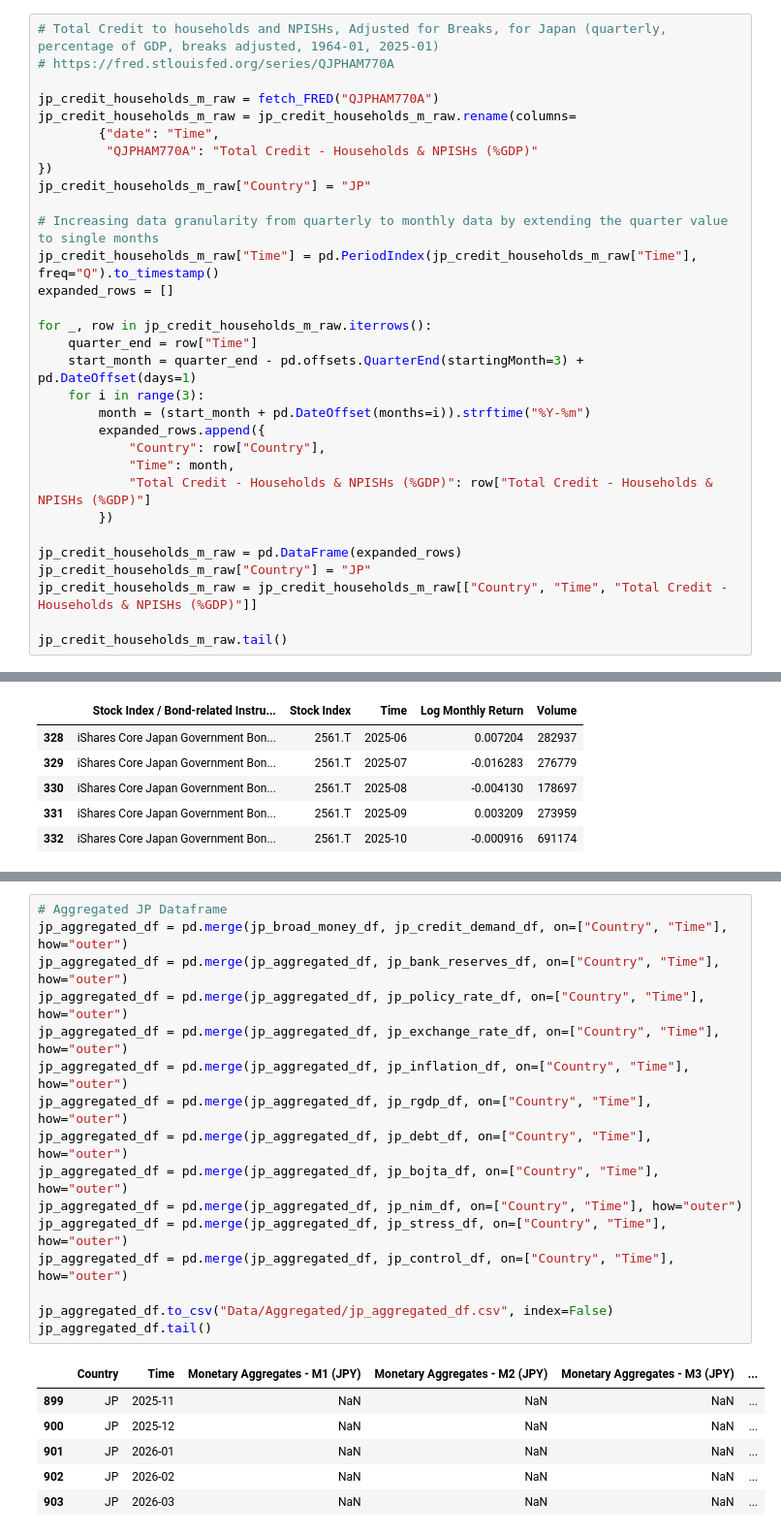
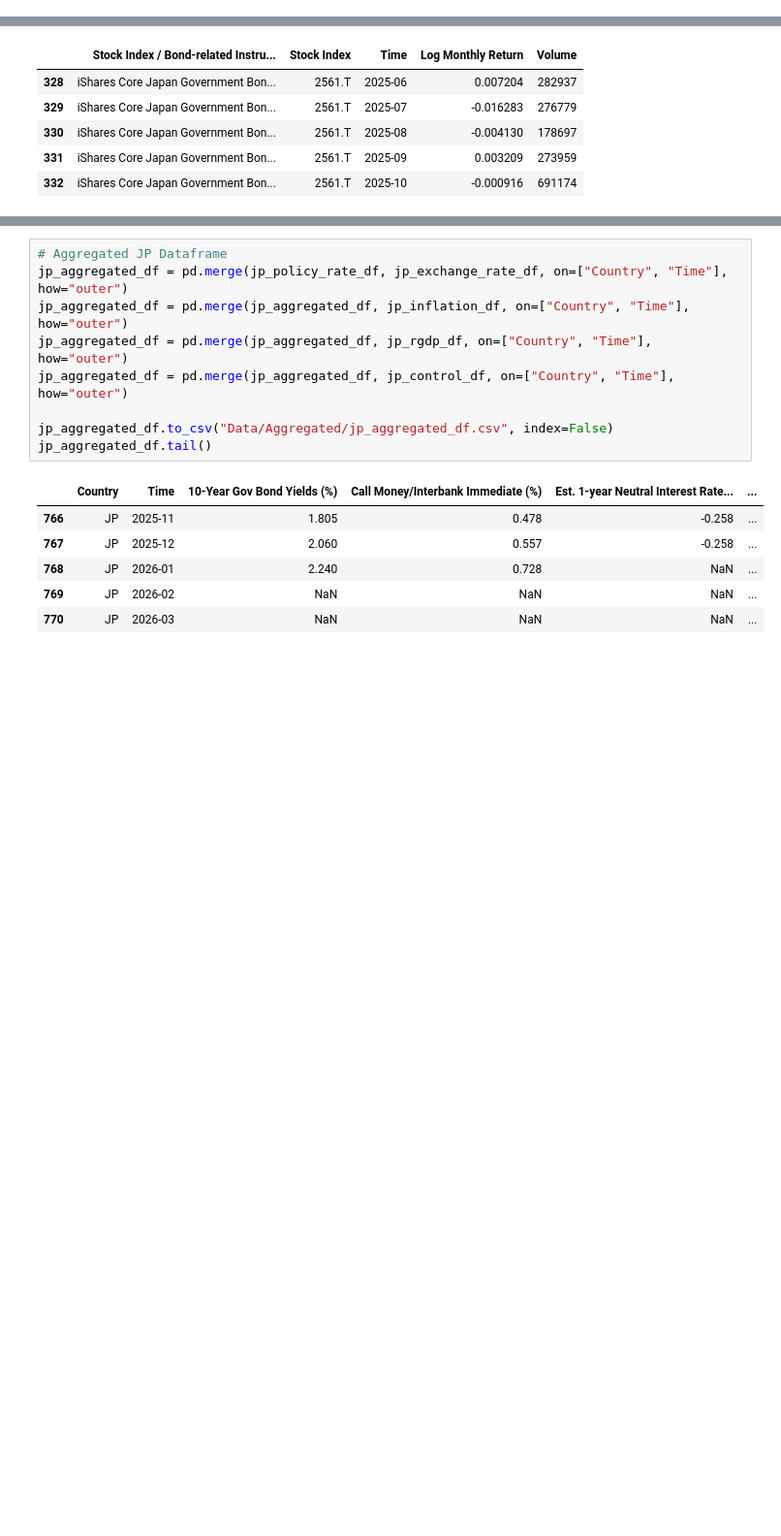
Before and after one commit to EliaLand/Policy_Target_RegimeSwitchingPersistence, a Jupyter notebook: Module1_data_extraction_manipulation.ipynb, the cells around one changed output, grey strips where cells are left out. Shown at 97% size. Saved outputs shown, nothing was run; the diff lists cells and outputs as text; blank space fills up the shorter version.

```diff
--- a/Module1_data_extraction_manipulation.ipynb
+++ b/Module1_data_extraction_manipulation.ipynb
@@ -414,31 +213,0 @@ jp_credit_gg_m_raw.tail()
-# %%
-# Total Credit to households and NPISHs, Adjusted for Breaks, for Japan (quarterly, percentage of GDP, breaks adjusted, 1964-01, 2025-01)
-# https://fred.stlouisfed.org/series/QJPHAM770A
-
-jp_credit_households_m_raw = fetch_FRED("QJPHAM770A")
-jp_credit_households_m_raw = jp_credit_households_m_raw.rename(columns=
-        {"date": "Time",
-         "QJPHAM770A": "Total Credit - Households & NPISHs (%GDP)"
-})
-jp_credit_households_m_raw["Country"] = "JP"
-
-# Increasing data granularity from quarterly to monthly data by extending the quarter value to single months
-jp_credit_households_m_raw["Time"] = pd.PeriodIndex(jp_credit_households_m_raw["Time"], freq="Q").to_timestamp()
-expanded_rows = []
-
-for _, row in jp_credit_households_m_raw.iterrows():
-    quarter_end = row["Time"]
-    start_month = quarter_end - pd.offsets.QuarterEnd(startingMonth=3) + pd.DateOffset(days=1)
-    for i in range(3):
-        month = (start_month + pd.DateOffset(months=i)).strftime("%Y-%m")
-        expanded_rows.append({
-            "Country": row["Country"],
-            "Time": month,
-            "Total Credit - Households & NPISHs (%GDP)": row["Total Credit - Households & NPISHs (%GDP)"]
-        })
-
-jp_credit_households_m_raw = pd.DataFrame(expanded_rows)
-jp_credit_households_m_raw["Country"] = "JP"
-jp_credit_households_m_raw = jp_credit_households_m_raw[["Country", "Time", "Total Credit - Households & NPISHs (%GDP)"]]
-
-jp_credit_households_m_raw.tail()
@@ -1067,23 +545,16 @@ jp_control_df.tail()
 # %%
 # Aggregated JP Dataframe
-jp_aggregated_df = pd.merge(jp_broad_money_df, jp_credit_demand_df, on=["Country", "Time"], how="outer")
-jp_aggregated_df = pd.merge(jp_aggregated_df, jp_bank_reserves_df, on=["Country", "Time"], how="outer")
-jp_aggregated_df = pd.merge(jp_aggregated_df, jp_policy_rate_df, on=["Country", "Time"], how="outer")
-jp_aggregated_df = pd.merge(jp_aggregated_df, jp_exchange_rate_df, on=["Country", "Time"], how="outer")
+jp_aggregated_df = pd.merge(jp_policy_rate_df, jp_exchange_rate_df, on=["Country", "Time"], how="outer")
 jp_aggregated_df = pd.merge(jp_aggregated_df, jp_inflation_df, on=["Country", "Time"], how="outer")
 jp_aggregated_df = pd.merge(jp_aggregated_df, jp_rgdp_df, on=["Country", "Time"], how="outer")
-jp_aggregated_df = pd.merge(jp_aggregated_df, jp_debt_df, on=["Country", "Time"], how="outer")
-jp_aggregated_df = pd.merge(jp_aggregated_df, jp_bojta_df, on=["Country", "Time"], how="outer")
-jp_aggregated_df = pd.merge(jp_aggregated_df, jp_nim_df, on=["Country", "Time"], how="outer")
-jp_aggregated_df = pd.merge(jp_aggregated_df, jp_stress_df, on=["Country", "Time"], how="outer")
 jp_aggregated_df = pd.merge(jp_aggregated_df, jp_control_df, on=["Country", "Time"], how="outer")
 
 jp_aggregated_df.to_csv("Data/Aggregated/jp_aggregated_df.csv", index=False)
 jp_aggregated_df.tail()
 # %% [output]
-|  | Country | Time | Monetary Aggregates - M1 (JPY) | Monetary Aggregates - M2 (JPY) | Monetary Aggregates - M3 (JPY) | ... |
-| 899 | JP | 2025-11 | NaN | NaN | NaN | ... |
-| 900 | JP | 2025-12 | NaN | NaN | NaN | ... |
-| 901 | JP | 2026-01 | NaN | NaN | NaN | ... |
-| 902 | JP | 2026-02 | NaN | NaN | NaN | ... |
-| 903 | JP | 2026-03 | NaN | NaN | NaN | ... |
+|  | Country | Time | 10-Year Gov Bond Yields (%) | Call Money/Interbank Immediate (%) | Est. 1-year Neutral Interest Rate... | ... |
+| 766 | JP | 2025-11 | 1.805 | 0.478 | -0.258 | ... |
+| 767 | JP | 2025-12 | 2.060 | 0.557 | -0.258 | ... |
+| 768 | JP | 2026-01 | 2.240 | 0.728 | NaN | ... |
+| 769 | JP | 2026-02 | NaN | NaN | NaN | ... |
+| 770 | JP | 2026-03 | NaN | NaN | NaN | ... |
```
Also changed, not shown: parts of 45 cells of this notebook, 13 other files.
